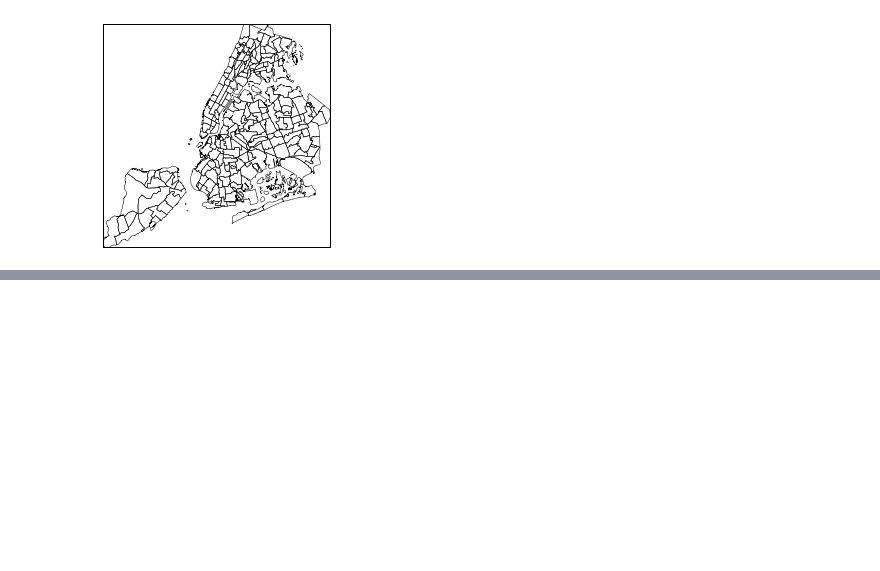
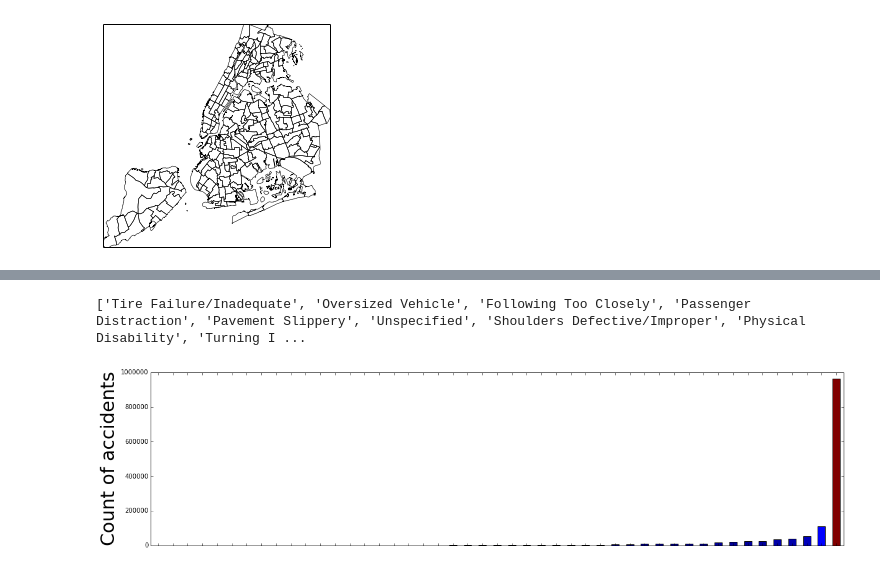
Before and after one commit to maltandhop/technosphere, a Jupyter notebook: project.ipynb, the cells around one changed output, grey strips where cells are left out. Drawn from its saved outputs; the diff is of its cells as text; code cells hidden in the pictures; blank space fills up the shorter version.

Commit message:
add bar (type of accident, count of accidents)

```diff
--- a/project.ipynb
+++ b/project.ipynb
@@ -198,0 +210,43 @@ plt.bar(range(len(borough)), accidents, align='center');
+# %%
+grouped_by_factor1 = data.groupby(by="CONTRIBUTING FACTOR VEHICLE 1")
+grouped_by_factor2 = data.groupby(by="CONTRIBUTING FACTOR VEHICLE 2")
+grouped_by_factor3 = data.groupby(by="CONTRIBUTING FACTOR VEHICLE 3")
+print grouped_by_factor.groups.keys()
+# %% [output]
+['Tire Failure/Inadequate', 'Oversized Vehicle', 'Following Too Closely', 'Passenger Distraction', 'Pavement Slippery', 'Unspecified', 'Shoulders Defective/Improper', 'Physical Disability', 'Turning I ...
+# %%
+def processDict(x, y, d=None):
+    if d is None:
+        d = dict()
+    for idx, key in enumerate(x):
+        if key in d:
+            d[key] += y[idx]
+        else:
+            d[key] = y[idx]
+    return d
+# %%
+import pylab as pl
+
+def plotdat(data_series, cnt):
+    for i in range(0, len(data_series), cnt):
+        tmp = data_series[i:i + cnt]
+        if cnt >= len(data_series):
+            tmp.index = np.array([''] * len(tmp))
+        fig = plt.figure(figsize=(20, 5))
+        plt.yticks(fontsize=50)
+        cm = pl.get_cmap('jet')
+        tmp.plot(kind='bar',fontsize=10,color=map(lambda c: cm(1.0 * c / max(data_series.values)), tmp.values))
+        plt.ylabel('Count of accidents',fontsize=30)
+
+factor1, accidents1 = zip(*list(grouped_by_factor1.size().iteritems()))
+factor2, accidents2 = zip(*list(grouped_by_factor2.size().iteritems()))
+factor3, accidents3 = zip(*list(grouped_by_factor3.size().iteritems()))
+data_dict = processDict(factor1, accidents1)
+data_dict = processDict(factor2, accidents2, data_dict)
+data_dict = processDict(factor3, accidents3, data_dict)
+pd_ser = pd.Series(data_dict)
+pd_ser.sort()
+
+plotdat(pd_ser, len(pd_ser))
+# %% [output]
+[figure, added]
```
Also changed, not shown: parts of 10 cells of this notebook.
